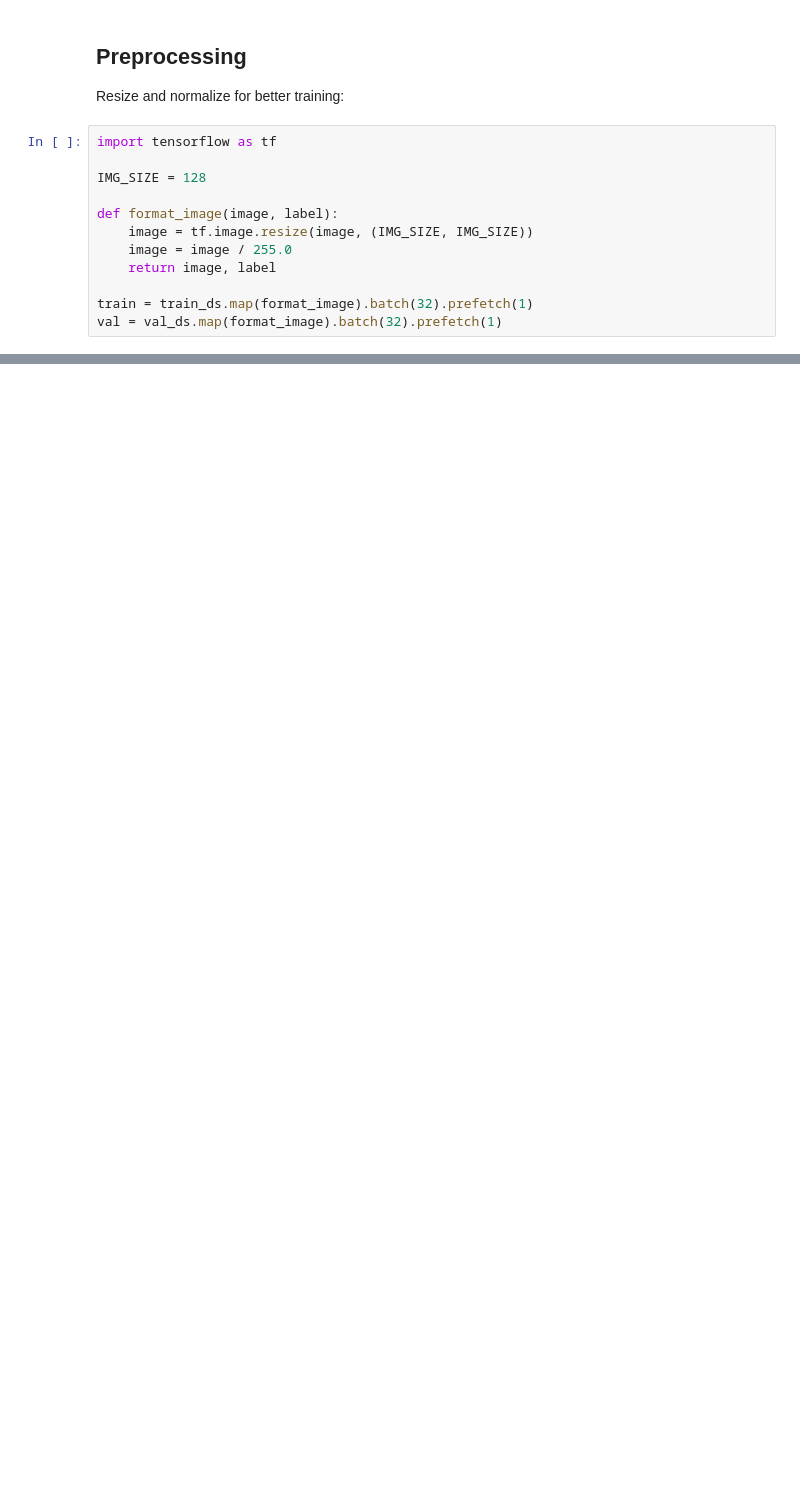
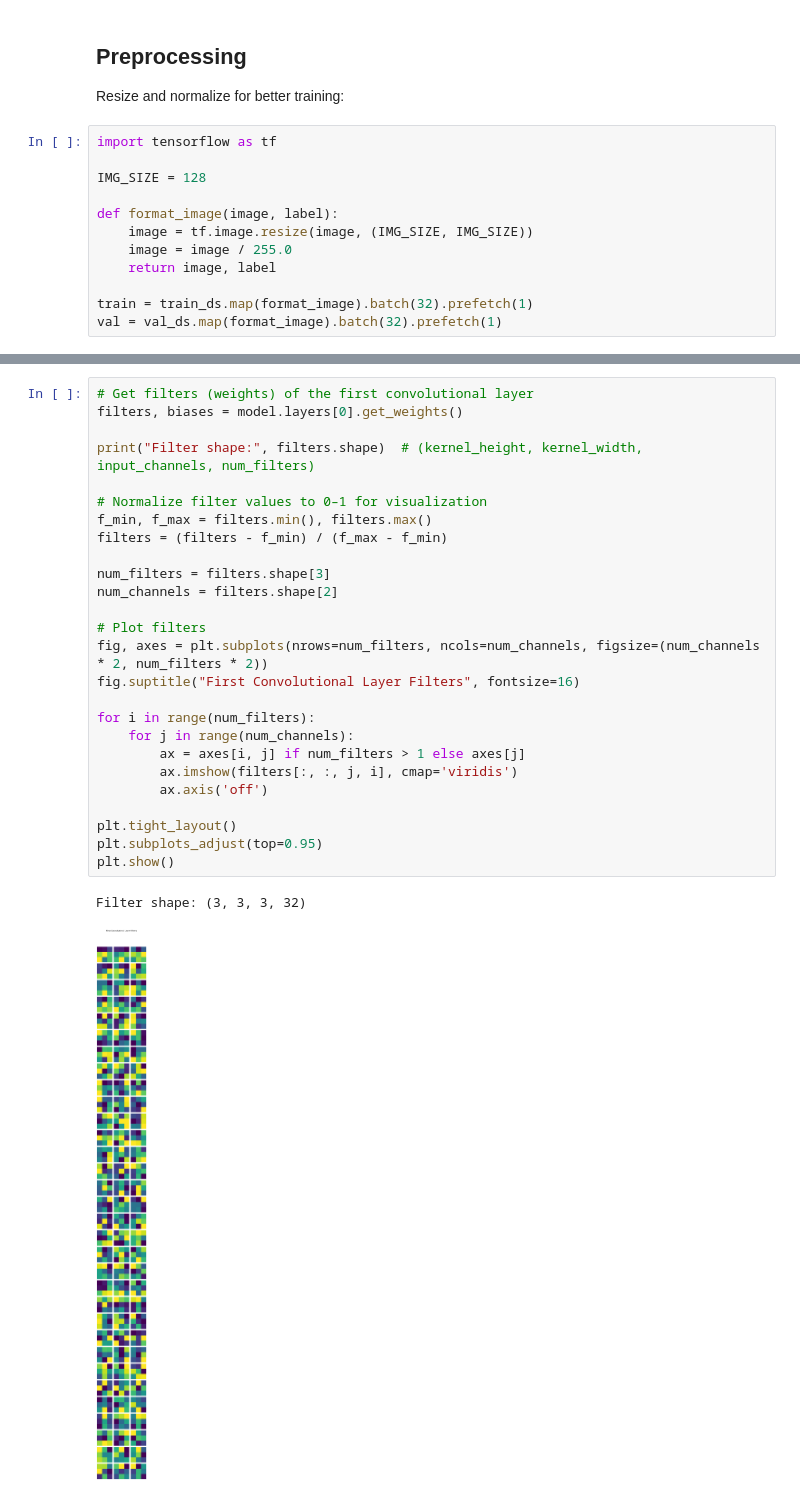
Before and after one commit to Rontim/GPU-Parallel-Processing-AI, a Jupyter notebook: ai_with_gpu/cnn_gpu_cat_dog_classifier.ipynb, the cells around one changed output, grey strips where cells are left out. Drawn from its saved outputs; the diff is of its cells as text; blank space fills up the shorter version.

```diff
--- a/ai_with_gpu/cnn_gpu_cat_dog_classifier.ipynb
+++ b/ai_with_gpu/cnn_gpu_cat_dog_classifier.ipynb
@@ -37,0 +91,29 @@ val = val_ds.map(format_image).batch(32).prefetch(1)
+# %%
+# Get filters (weights) of the first convolutional layer
+filters, biases = model.layers[0].get_weights()
+
+print("Filter shape:", filters.shape)  # (kernel_height, kernel_width, input_channels, num_filters)
+
+# Normalize filter values to 0–1 for visualization
+f_min, f_max = filters.min(), filters.max()
+filters = (filters - f_min) / (f_max - f_min)
+
+num_filters = filters.shape[3]
+num_channels = filters.shape[2]
+
+# Plot filters
+fig, axes = plt.subplots(nrows=num_filters, ncols=num_channels, figsize=(num_channels * 2, num_filters * 2))
+fig.suptitle("First Convolutional Layer Filters", fontsize=16)
+
+for i in range(num_filters):
+    for j in range(num_channels):
+        ax = axes[i, j] if num_filters > 1 else axes[j]
+        ax.imshow(filters[:, :, j, i], cmap='viridis')
+        ax.axis('off')
+
+plt.tight_layout()
+plt.subplots_adjust(top=0.95)
+plt.show()
+# %% [output]
+Filter shape: (3, 3, 3, 32)
+[figure, added]
```
Also changed, not shown: parts of 11 cells of this notebook.
